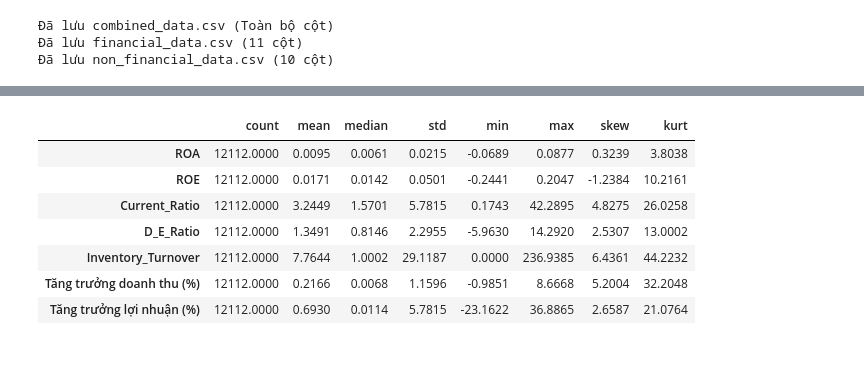
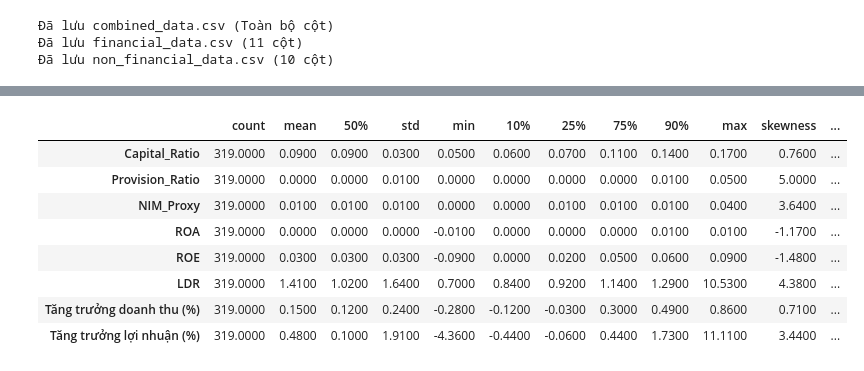
Before and after one commit to callmezuy/hcmus-introds--final-project, a Jupyter notebook: src/notebooks/fa_eda.ipynb, the cells around one changed output, grey strips where cells are left out. Drawn from its saved outputs; the diff is of its cells as text; code cells hidden in the pictures.

```diff
--- a/src/notebooks/fa_eda.ipynb
+++ b/src/notebooks/fa_eda.ipynb
@@ -481,32 +490,64 @@ print(f"Đã lưu non_financial_data.csv ({len(non_fin_cols_to_keep)} cột)")
 # %%
-def get_detailed_stats(df, features):
+def get_percentile_stats(df, features, group_name):
+    """
+    Tính percentiles chi tiết để hiểu phạm vi giá trị hợp lý
+    → Phục vụ thiết kế Min-Max scaling
+    """
     actual_cols = [col for col in features if col in df.columns]
 
-    # Tính thống kê cơ bản
-    stats = df[actual_cols].describe().T
+    percentiles = [0.1, 0.25, 0.5, 0.75, 0.9]
+    stats = df[actual_cols].describe(percentiles=percentiles).T
 
-    # Thêm các chỉ số bổ sung quan trọng cho EDA
-    stats['median'] = df[actual_cols].median()
-    stats['skew'] = df[actual_cols].skew()
-    stats['kurt'] = df[actual_cols].kurt()
+    # Thêm skewness và kurtosis để đánh giá độ lệch
+    stats['skewness'] = df[actual_cols].skew()
+    stats['kurtosis'] = df[actual_cols].kurt()
 
-    return stats[['count', 'mean', 'median', 'std', 'min', 'max', 'skew', 'kurt']]
+    # Sắp xếp cột
+    cols = ['count', 'mean', '50%', 'std', 'min', '10%', '25%', '75%', '90%', 'max', 'skewness', 'kurtosis']
+    stats = stats[[c for c in cols if c in stats.columns]]
 
-# Thống kê nhóm Tài chính
-fin_features = [
-    'Capital_Ratio', 'Provision_Ratio', 'NIM_Proxy', 'ROA', 'ROE', 'LDR',
+    print(f"\n{'='*80}")
+    print(f"{group_name.upper()} - PERCENTILE STATISTICS")
+    print(f"{'='*80}")
+    display(stats.round(2))
+
+    # Insight về phân phối
+    print(f"\n📊 INSIGHTS cho {group_name}:")
+    for col in actual_cols:
+        skew = df[col].skew()
+        if abs(skew) > 1:
+            print(f"   ⚠️  {col}: Phân phối lệch {'phải' if skew > 0 else 'trái'} (skew={skew:.2f})")
+            print(f"       → Cần winsorization hoặc robust scaling")
+
+        # Phân tích outliers
+        q1, q3 = df[col].quantile([0.25, 0.75])
+        iqr = q3 - q1
+        lower = q1 - 1.5 * iqr
+        upper = q3 + 1.5 * iqr
+        outliers_pct = ((df[col] < lower) | (df[col] > upper)).sum() / len(df) * 100
+        if outliers_pct > 5:
+            print(f"   ⚠️  {col}: {outliers_pct:.1f}% outliers (IQR method)")
+
+    return stats
+
+# Định nghĩa features cho ranking
+fin_ranking_features = [
+    'Capital_Ratio', 'Provision_Ratio', 'NIM_Proxy',
+    'ROA', 'ROE', 'LDR',
     'Tăng trưởng doanh thu (%)', 'Tăng trưởng lợi nhuận (%)'
 ]
 
-print("Nhóm Tài chính (Ngân hàng/TCTD)")
-display(get_detailed_stats(df_financial_cleaned, fin_features))
-
-# Thống kê nhóm Phi Tài chính
-non_fin_features = [
-    'ROA', 'ROE', 'Current_Ratio', 'D_E_Ratio', 'Inventory_Turnover',
+non_fin_ranking_features = [
+    'ROA', 'ROE', 'Gross_Margin', 'Net_Margin',
+    'Current_Ratio', 'D_E_Ratio',
+    'OCF_to_Profit', 'FCF',
+    'Asset_Turnover', 'Inventory_Turnover',
     'Tăng trưởng doanh thu (%)', 'Tăng trưởng lợi nhuận (%)'
 ]
 
-print("\nNhóm Phi Tài chính (Sản xuất/TM/DV)")
-display(get_detailed_stats(df_non_financial_cleaned, non_fin_features))
+# Phân tích nhóm Phi Tài chính (nhiều features hơn)
+stats_non_fin = get_percentile_stats(df_non_financial_cleaned, non_fin_ranking_features, "Nhóm Phi Tài chính")
+
+# Phân tích nhóm Tài chính
+stats_fin = get_percentile_stats(df_financial_cleaned, fin_ranking_features, "Nhóm Tài chính")
 # %% [output]
@@ -524,8 +582,9 @@ Nhóm Phi Tài chính (Sản xuất/TM/DV)
-|  | count | mean | median | std | min | max | skew | kurt |
-| ROA | 12112.0000 | 0.0095 | 0.0061 | 0.0215 | -0.0689 | 0.0877 | 0.3239 | 3.8038 |
-| ROE | 12112.0000 | 0.0171 | 0.0142 | 0.0501 | -0.2441 | 0.2047 | -1.2384 | 10.2161 |
-| Current_Ratio | 12112.0000 | 3.2449 | 1.5701 | 5.7815 | 0.1743 | 42.2895 | 4.8275 | 26.0258 |
-| D_E_Ratio | 12112.0000 | 1.3491 | 0.8146 | 2.2955 | -5.9630 | 14.2920 | 2.5307 | 13.0002 |
-| Inventory_Turnover | 12112.0000 | 7.7644 | 1.0002 | 29.1187 | 0.0000 | 236.9385 | 6.4361 | 44.2232 |
-| Tăng trưởng doanh thu (%) | 12112.0000 | 0.2166 | 0.0068 | 1.1596 | -0.9851 | 8.6668 | 5.2004 | 32.2048 |
-| Tăng trưởng lợi nhuận (%) | 12112.0000 | 0.6930 | 0.0114 | 5.7815 | -23.1622 | 36.8865 | 2.6587 | 21.0764 |
+|  | count | mean | 50% | std | min | 10% | 25% | 75% | 90% | max | skewness | ... |
+| Capital_Ratio | 319.0000 | 0.0900 | 0.0900 | 0.0300 | 0.0500 | 0.0600 | 0.0700 | 0.1100 | 0.1400 | 0.1700 | 0.7600 | ... |
+| Provision_Ratio | 319.0000 | 0.0000 | 0.0000 | 0.0100 | 0.0000 | 0.0000 | 0.0000 | 0.0000 | 0.0100 | 0.0500 | 5.0000 | ... |
+| NIM_Proxy | 319.0000 | 0.0100 | 0.0100 | 0.0100 | 0.0000 | 0.0000 | 0.0100 | 0.0100 | 0.0100 | 0.0400 | 3.6400 | ... |
+| ROA | 319.0000 | 0.0000 | 0.0000 | 0.0000 | -0.0100 | 0.0000 | 0.0000 | 0.0000 | 0.0100 | 0.0100 | -1.1700 | ... |
+| ROE | 319.0000 | 0.0300 | 0.0300 | 0.0300 | -0.0900 | 0.0000 | 0.0200 | 0.0500 | 0.0600 | 0.0900 | -1.4800 | ... |
+| LDR | 319.0000 | 1.4100 | 1.0200 | 1.6400 | 0.7000 | 0.8400 | 0.9200 | 1.1400 | 1.2900 | 10.5300 | 4.3800 | ... |
+| Tăng trưởng doanh thu (%) | 319.0000 | 0.1500 | 0.1200 | 0.2400 | -0.2800 | -0.1200 | -0.0300 | 0.3000 | 0.4900 | 0.8600 | 0.7100 | ... |
+| Tăng trưởng lợi nhuận (%) | 319.0000 | 0.4800 | 0.1000 | 1.9100 | -4.3600 | -0.4400 | -0.0600 | 0.4400 | 1.7300 | 11.1100 | 3.4400 | ... |
```
Also changed, not shown: parts of 20 cells of this notebook, 9 other files.
